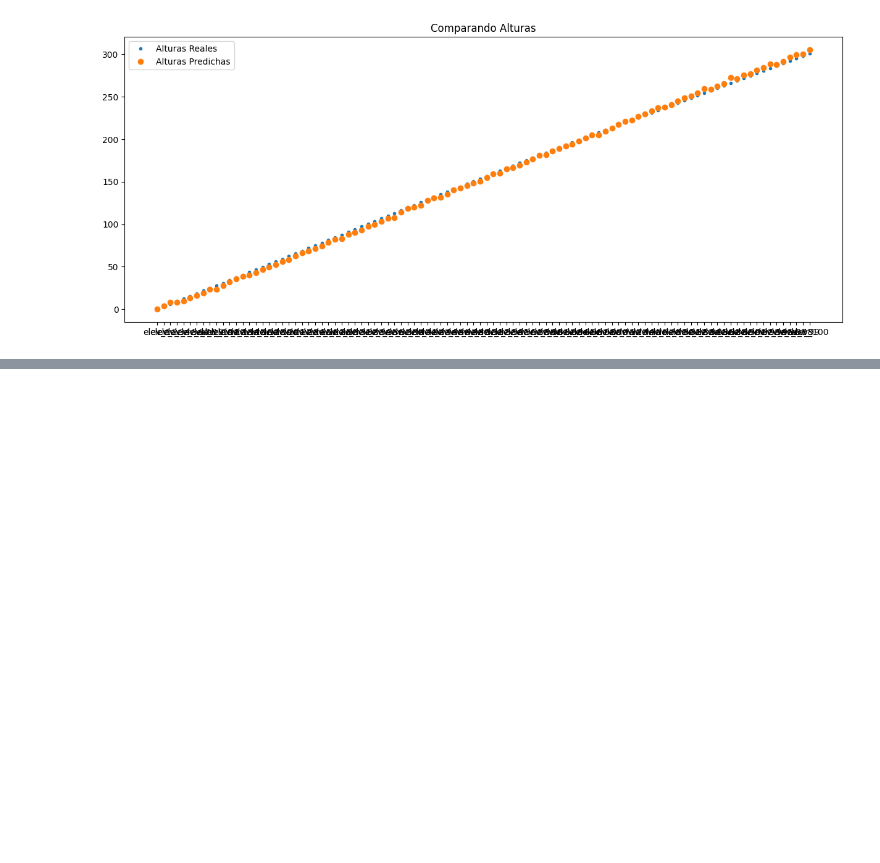
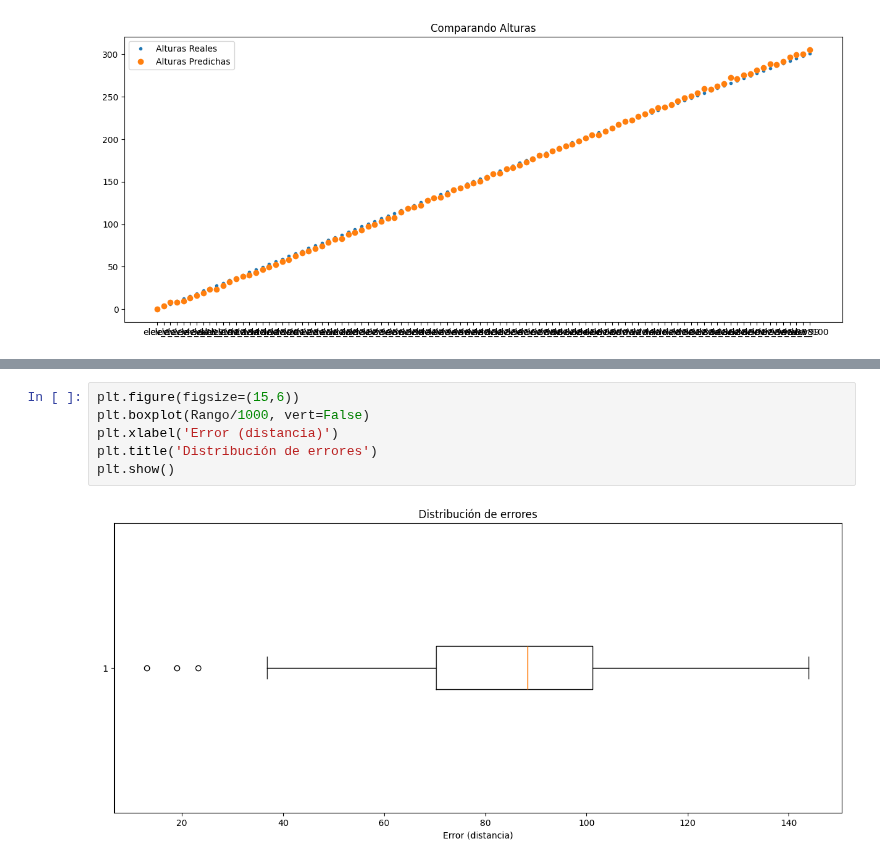
Before and after one commit to ValeFernando840/Ray-Tracing, a Jupyter notebook: Testeo_Modelos.ipynb, the cells around one changed output, grey strips where cells are left out. Cells and saved outputs as stored; diff of their text form; blank space fills up the shorter version.

```diff
--- a/Testeo_Modelos.ipynb
+++ b/Testeo_Modelos.ipynb
@@ -70,0 +138,8 @@ print(type(y_pred_latitudes))
+# %%
+plt.figure(figsize=(15,6))
+plt.boxplot(Rango/1000, vert=False)
+plt.xlabel('Error (distancia)')
+plt.title('Distribución de errores')
+plt.show()
+# %% [output]
+[figure, added]
```
Also changed, not shown: parts of 8 cells of this notebook, 1 other file.
